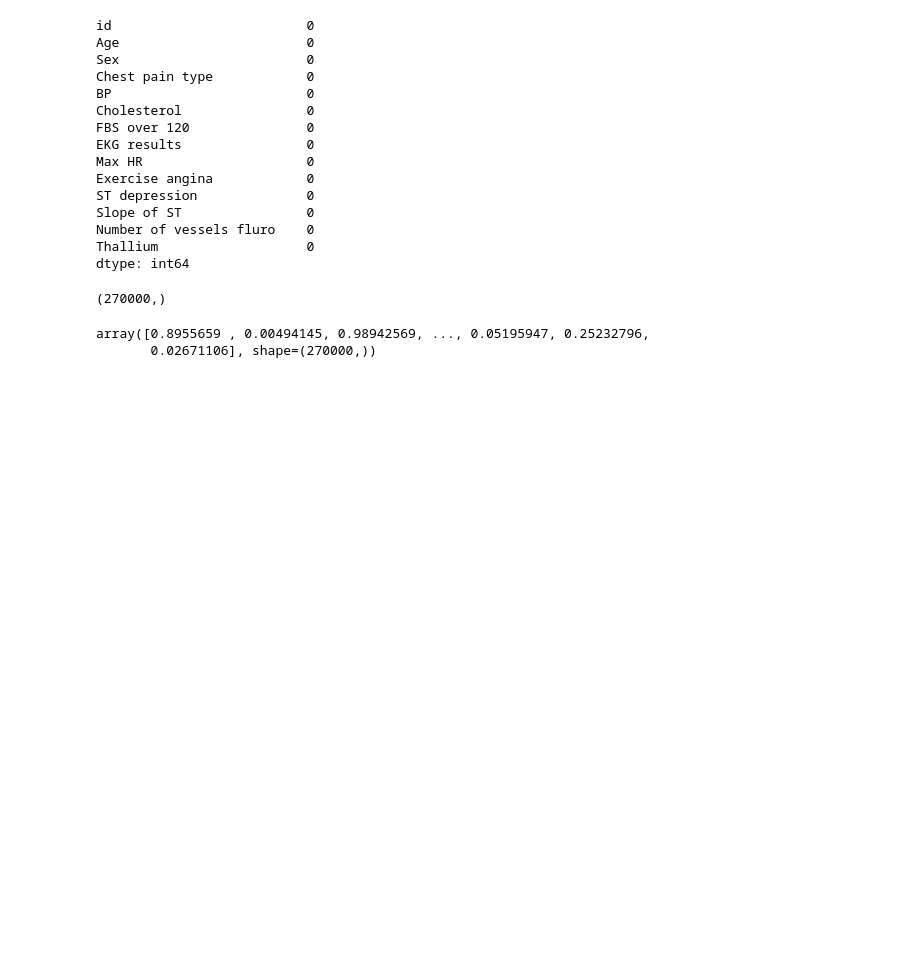
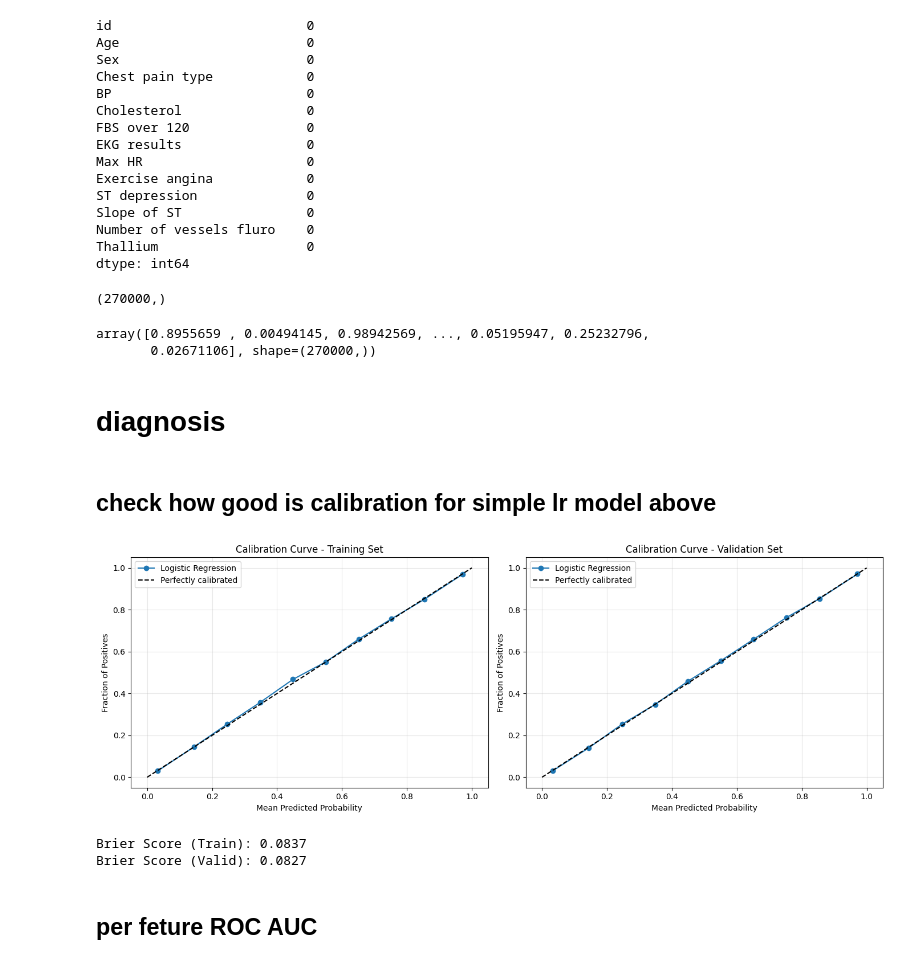
Before and after one commit to alwaysandeep/ml-experiments, a Jupyter notebook: experiments/kaggle/playground-feb-26-edition.ipynb, the cells around one changed output. Drawn from its saved outputs; the diff is of its cells as text; code cells hidden in the pictures; blank space fills up the shorter version.

Commit message:
Improve notebook visualizations and associations

```diff
--- a/experiments/kaggle/playground-feb-26-edition.ipynb
+++ b/experiments/kaggle/playground-feb-26-edition.ipynb
@@ -620,3 +644,55 @@ preds[:5]
 tst_df['Heart Disease'] = preds.squeeze()
 sub_df = tst_df[['id','Heart Disease']]
 sub_df.to_csv('baseline_submission_simplelogistic.csv', index=False)
+# %% [markdown]
+# diagnosis
+# %% [markdown]
+## check how good is calibration for simple lr model above
+# %%
+from sklearn.calibration import calibration_curve
+from sklearn.metrics import brier_score_loss
+
+import matplotlib.pyplot as plt
+
+# Plot calibration curves for train and validation sets
+fig, axes = plt.subplots(1, 2, figsize=(14, 5))
+
+# Convert categorical labels to binary (Presence=1, Absence=0)
+y_train_binary = (y_train == 'Presence').astype(int)
+y_valid_binary = (y_valid == 'Presence').astype(int)
+
+# Calibration curve for training set
+prob_true_train, prob_pred_train = calibration_curve(y_train_binary, train_probs, n_bins=10)
+axes[0].plot(prob_pred_train, prob_true_train, marker='o', label='Logistic Regression')
+axes[0].plot([0, 1], [0, 1], 'k--', label='Perfectly calibrated')
+axes[0].set_xlabel('Mean Predicted Probability')
+axes[0].set_ylabel('Fraction of Positives')
+axes[0].set_title('Calibration Curve - Training Set')
+axes[0].legend()
+axes[0].grid(True, alpha=0.3)
+
+# Calibration curve for validation set
+prob_true_val, prob_pred_val = calibration_curve(y_valid_binary, val_probs, n_bins=10)
+axes[1].plot(prob_pred_val, prob_true_val, marker='o', label='Logistic Regression')
+axes[1].plot([0, 1], [0, 1], 'k--', label='Perfectly calibrated')
+axes[1].set_xlabel('Mean Predicted Probability')
+axes[1].set_ylabel('Fraction of Positives')
+axes[1].set_title('Calibration Curve - Validation Set')
+axes[1].legend()
+axes[1].grid(True, alpha=0.3)
+
+plt.tight_layout()
+plt.show()
+
+# Brier score (lower is better, measures calibration + discrimination)
+train_brier = brier_score_loss(y_train_binary, train_probs)
+val_brier = brier_score_loss(y_valid_binary, val_probs)
+
+print(f"Brier Score (Train): {train_brier:.4f}")
+print(f"Brier Score (Valid): {val_brier:.4f}")
+# %% [output]
+[figure, added]
+Brier Score (Train): 0.0837
+Brier Score (Valid): 0.0827
+# %% [markdown]
+## per feture ROC AUC
```
Also changed, not shown: parts of 11 cells of this notebook, 4 other files.
